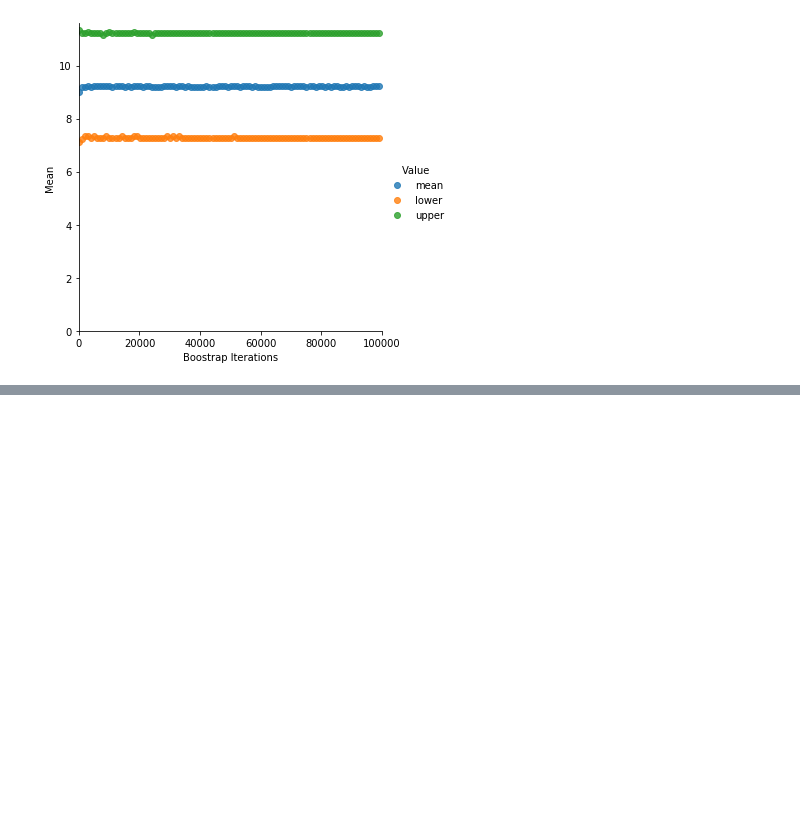
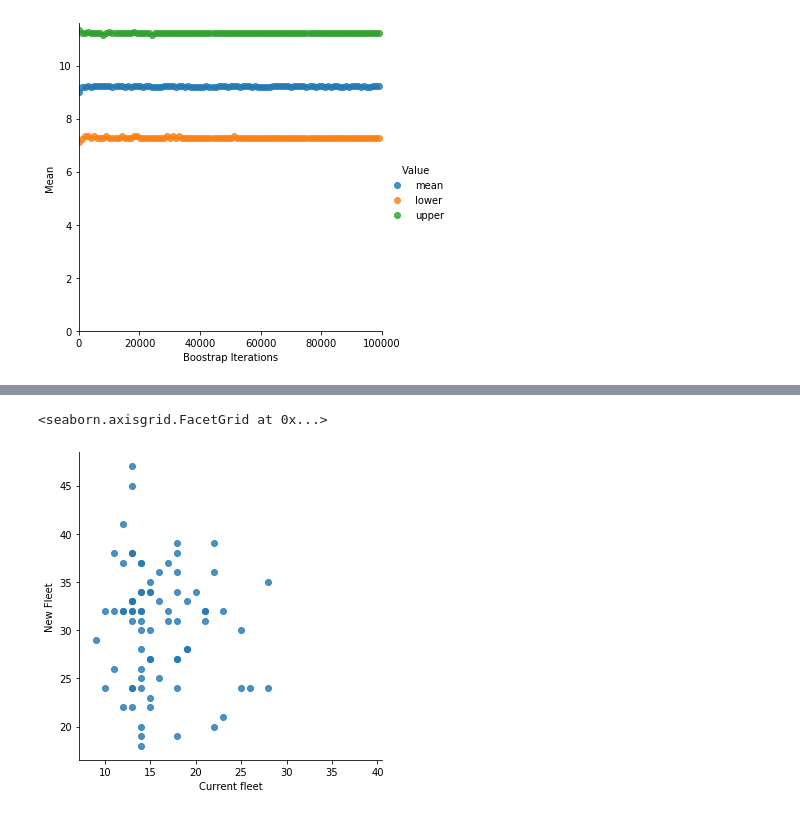
Before and after one commit to GurkiratSarna/Information-Retrieval, a Jupyter notebook: Lab 2 - 22nd January 2020.ipynb, the cells around one changed output, grey strips where cells are left out. Saved outputs shown, nothing was run; the diff lists cells and outputs as text; code cells hidden in the pictures; blank space fills up the shorter version.

```diff
--- a/Lab 2 - 22nd January 2020.ipynb
+++ b/Lab 2 - 22nd January 2020.ipynb
@@ -100,3 +100,5 @@ sns_plot.savefig("bootstrap_confidence_80.png", bbox_inches='tight')
 sns_plot.savefig("bootstrap_confidence_80.pdf", bbox_inches='tight')
 # %% [output]
 [figure]
+# %%
+vehicles_df=pd.read_csv('https://raw.githubusercontent.com/albanda/CE888/master/lab2%20-%20bootstrap/vehicles.csv')
@@ -102,0 +122,5 @@ sns_plot.savefig("bootstrap_confidence_80.pdf", bbox_inches='tight')
+# %%
+sns.lmplot(vehicles_df.columns[0], vehicles_df.columns[1],data=vehicles_df, fit_reg=False)
+# %% [output]
+<seaborn.axisgrid.FacetGrid at 0x...>
+[figure, added]
```
Also changed, not shown: parts of 3 cells of this notebook.
